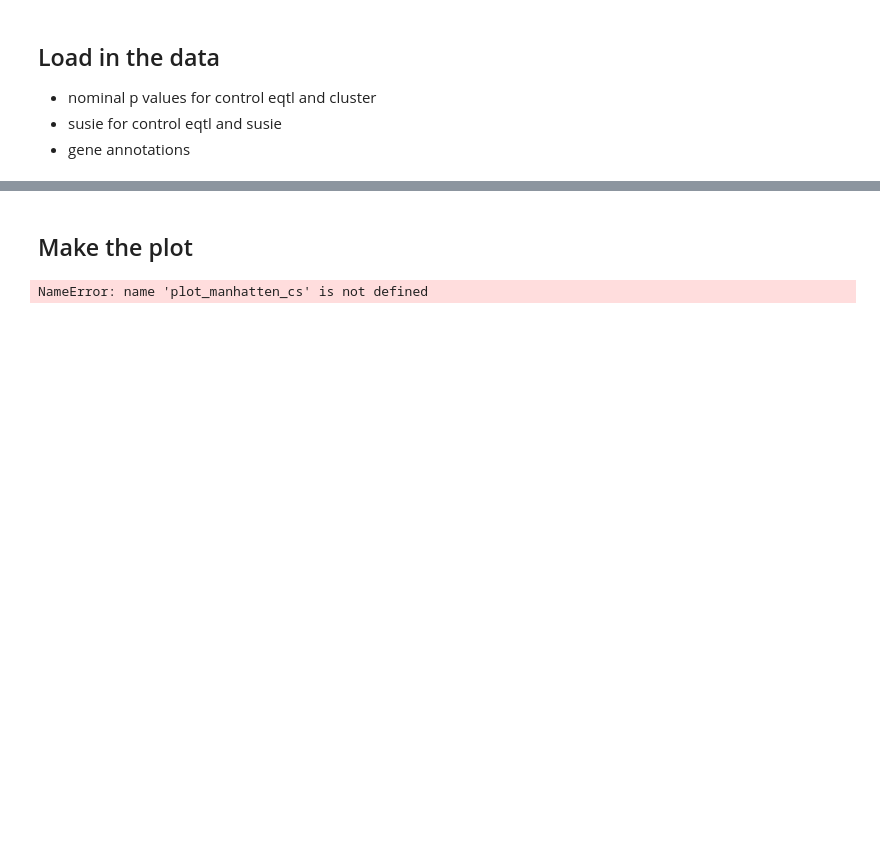
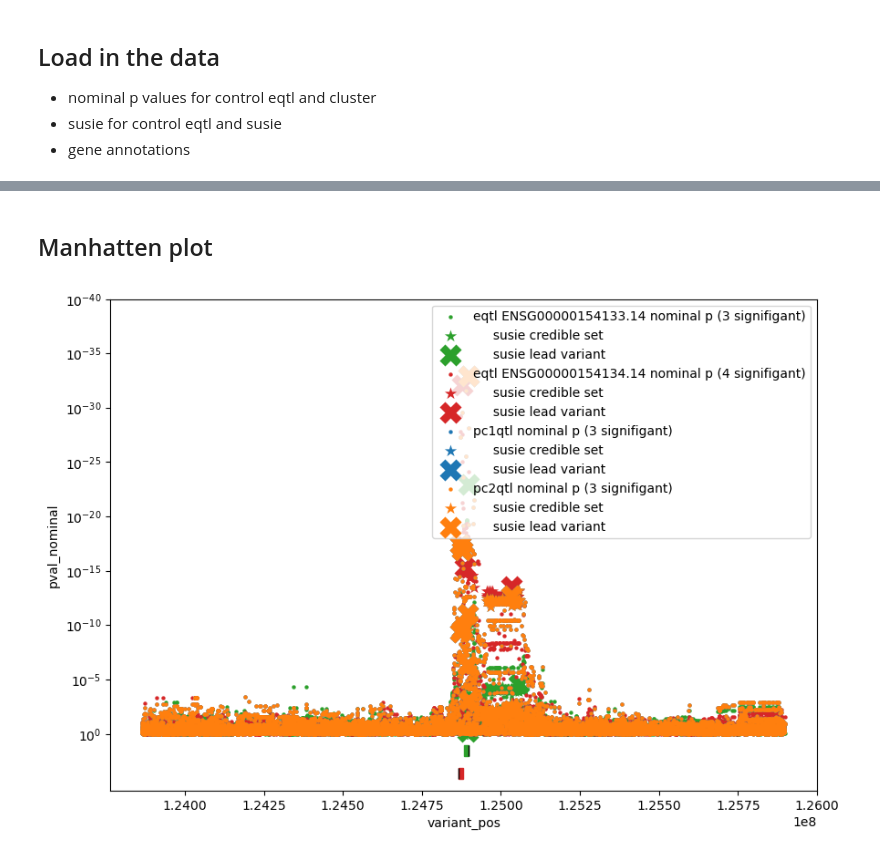
Before and after one commit to kal26/pcqtls, a Jupyter notebook: workflow/notebooks/manhatten_example.ipynb, the cells around one changed output, grey strips where cells are left out. Saved outputs shown, nothing was run; the diff lists cells and outputs as text; code cells hidden in the pictures; blank space fills up the shorter version.

```diff
--- a/workflow/notebooks/manhatten_example.ipynb
+++ b/workflow/notebooks/manhatten_example.ipynb
@@ -94,0 +214,27 @@ gid_gencode = gid_gencode.drop_duplicates()
+# %%
+# the expression and pc values for this cluster
+expression_cluster = expression_df[expression_df['cluster_id'] == cluster_id].reset_index()
+pc_cluster = pc_df[pc_df['cluster_id'] == cluster_id].reset_index()
+
+rs = np.zeros((len(expression_cluster), len(pc_cluster)))
+
+for i in range(len(expression_cluster)):
+    for j in range(len(pc_cluster)):
+        # pull the right data
+        pc_values = pc_cluster.loc[j, sample_ids].astype('float')
+        expression_values = expression_cluster.loc[i, sample_ids].astype('float')
+        # get the r squared value
+        slope, intercept, r_value, p_value, std_err = linregress(pc_values, expression_values)
+        rs[i,j] = (r_value**2)*100
+
+rs_df = pd.DataFrame(rs, columns=[f'pc{i+1}' for i in range(len(pc_cluster))], index=expression_cluster['egene_id'])
+# match rs to same order as gencode
+rs_df = rs_df.loc[cluster_gencode.index]
+rs_df.reset_index()
+
+# add the location for the variance to be ploted as the gene tss
+rs_df['position'] = cluster_gencode['tss_start']
+
+# split out all the pc values into one column
+rs_melt_df = rs_df.reset_index().melt(id_vars=['position', 'transcript_id'], value_vars=rs_df.columns[:-1].values,
+                  var_name='pc_num')
@@ -95,9 +284,8 @@ gid_gencode = gid_gencode.drop_duplicates()
 # %% [markdown]
-## Make the plot
+## Manhatten plot
 # %%
 def plot_manhatten_cs(cluster_id):
     gene_ids = cluster_id.split('_')
-
 
     f, ax = plt.subplots(figsize=(10, 7))
 
@@ -140,8 +328,6 @@ def plot_manhatten_cs(cluster_id):
 
     # plotting for the pcqtls
     for i in range(2):
-        pc_nominal_df = [pc1_nominal_df, pc2_nominal_df][i]
-        pc_susie_df = [pc1_susie_df, pc2_susie_df][i]
 
         nominal_set = pc_nominal_df[pc_nominal_df['cluster_id'] == cluster_id]
         num_cs = len(pc_susie_df[pc_susie_df['cluster_id'] == cluster_id]['cs_id'].unique())
@@ -215,7 +401,7 @@ def plot_manhatten_cs(cluster_id):
     ax.legend()
     return ax
 # %%
-ax = plot_manhatten_cs(e_nominal_df['cluster_id'].unique()[30])
+ax = plot_manhatten_cs(cluster_id)
 plt.show()
 # %% [output]
-NameError: name 'plot_manhatten_cs' is not defined
+[figure, added]
```
Also changed, not shown: parts of 24 cells of this notebook, 5 other files.
